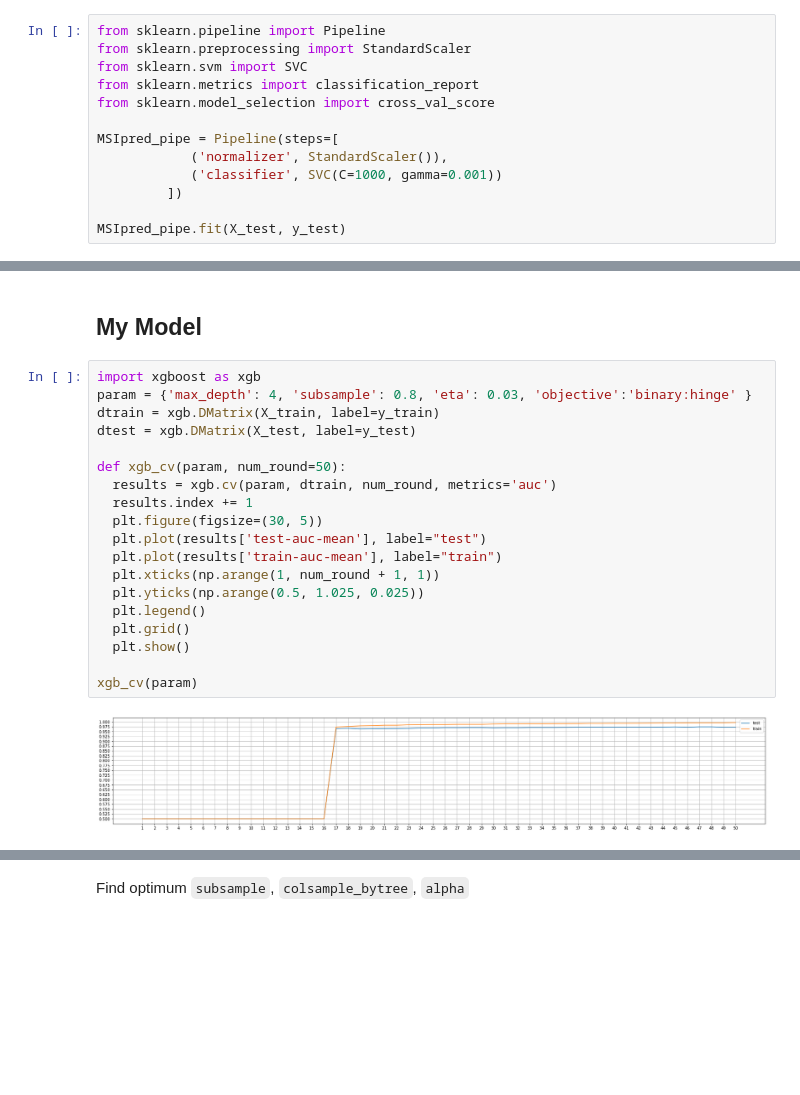
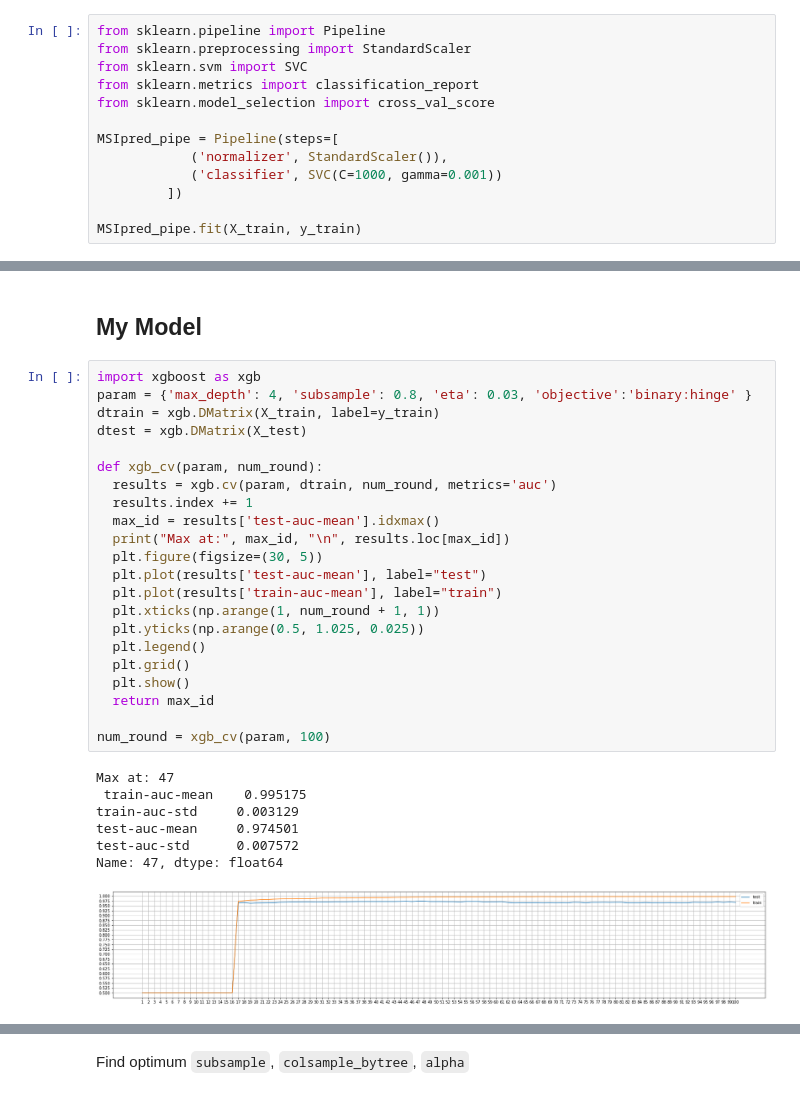
Before and after one commit to ThewBear/biomedical-engineering, a Jupyter notebook: MSIpred2.ipynb, the cells around one changed output, grey strips where cells are left out. Cells and saved outputs as stored; diff of their text form; blank space fills up the shorter version.

```diff
--- a/MSIpred2.ipynb
+++ b/MSIpred2.ipynb
@@ -78,7 +77,7 @@ MSIpred_pipe = Pipeline(steps=[
             ('classifier', SVC(C=1000, gamma=0.001))
          ])
 
-MSIpred_pipe.fit(X_test, y_test)
+MSIpred_pipe.fit(X_train, y_train)
 # %% [output]
 Pipeline(memory=None,
          steps=[('normalizer',
@@ -96,21 +95,30 @@ Pipeline(memory=None,
 # %%
 import xgboost as xgb
 param = {'max_depth': 4, 'subsample': 0.8, 'eta': 0.03, 'objective':'binary:hinge' }
 dtrain = xgb.DMatrix(X_train, label=y_train)
-dtest = xgb.DMatrix(X_test, label=y_test)
+dtest = xgb.DMatrix(X_test)
 
-def xgb_cv(param, num_round=50):
+def xgb_cv(param, num_round):
   results = xgb.cv(param, dtrain, num_round, metrics='auc')
   results.index += 1
+  max_id = results['test-auc-mean'].idxmax()
+  print("Max at:", max_id, "\n", results.loc[max_id])
   plt.figure(figsize=(30, 5))
   plt.plot(results['test-auc-mean'], label="test")
   plt.plot(results['train-auc-mean'], label="train")
   plt.xticks(np.arange(1, num_round + 1, 1))
   plt.yticks(np.arange(0.5, 1.025, 0.025))
   plt.legend()
   plt.grid()
   plt.show()
+  return max_id
 
-xgb_cv(param)
+num_round = xgb_cv(param, 100)
 # %% [output]
+Max at: 47
+ train-auc-mean    0.995175
+train-auc-std     0.003129
+test-auc-mean     0.974501
+test-auc-std      0.007572
+Name: 47, dtype: float64
-[figure, old version]
+[figure, new version]
```
Also changed, not shown: parts of 18 cells of this notebook.
